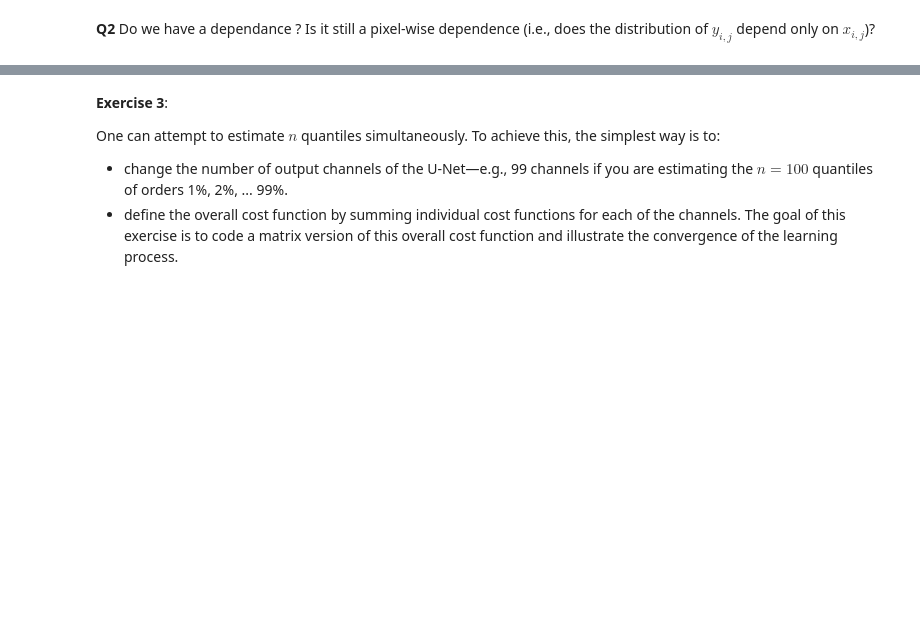
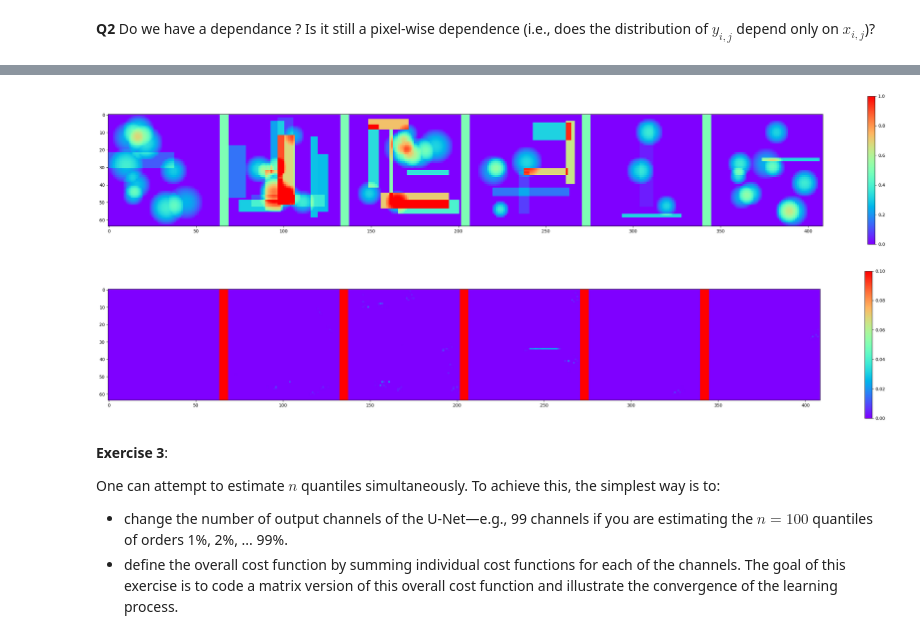
Before and after one commit to noussayma/ml-student, a Jupyter notebook: TP5/TP5_part1.ipynb, the cells around one changed output, grey strips where cells are left out. Drawn from its saved outputs; the diff is of its cells as text; code cells hidden in the pictures; blank space fills up the shorter version.

```diff
--- a/TP5/TP5_part1.ipynb
+++ b/TP5/TP5_part1.ipynb
@@ -219,3 +317,19 @@ voir_batch2D(target, 6, fig1, k=0, min_scale=0,max_scale=5)
+# %%
+fcn.eval()
+input, target = gen_proba_2(6)
+output = fcn(input)
+# %%
+#Visualiser les inputs initiales
+
+fig = plt.figure(0, figsize=(36, 6))
+voir_batch2D(input, 6, fig, k=0, min_scale=0,max_scale=1) #Entrées: première ligne
+
+#Visualiser les outputs du modele
+fig1 = plt.figure(1, figsize=(36, 6))
+voir_batch2D(output.detach(), 6, fig1, k=0, min_scale=0,max_scale=0.1) #Sorties: deuxième ligne
+# %% [output]
+[figure, added]
+[figure, added]
 # %% [markdown]
 **Exercise 3**:
 
```
Also changed, not shown: parts of 8 cells of this notebook.
